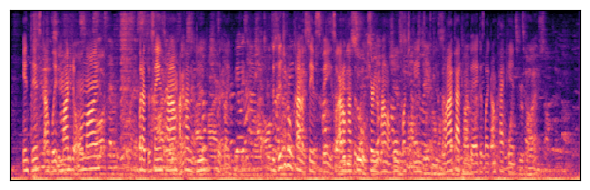
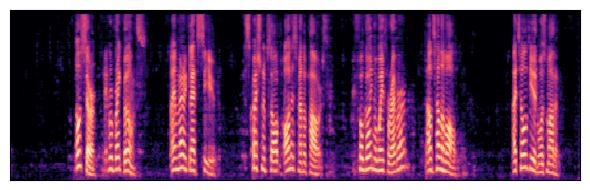
The notebook cell's code change between the first figure and the second:
--- before
+++ after
@@ -1,6 +1,7 @@
-for id in ['00314']:
-    for file_name in ['noisy_mixture', 'target_speech', 'overall_noise']:
+for id in ['01474']:
+    path_id = os.path.join(path, id)
+    for file_name in [f for f in os.listdir(path_id) if f.endswith('.mp3')]:
 
-        file_path = os.path.join(r"C:\Users\toviste\Local_Documents\code\ovistetom.github.io\ojsp-2026\audio", id, f"{file_name}.mp3")
+        file_path = os.path.join(path_id, file_name)
 
         waveform, sr = librosa.load(file_path)
@@ -12,3 +13,4 @@
         plt.tight_layout()
         plt.savefig(file_path.replace('.mp3', '.png'), dpi=300)
-        #plt.show()
+        print(file_name)
+        plt.show()

Commit: ovstm: LGTM.